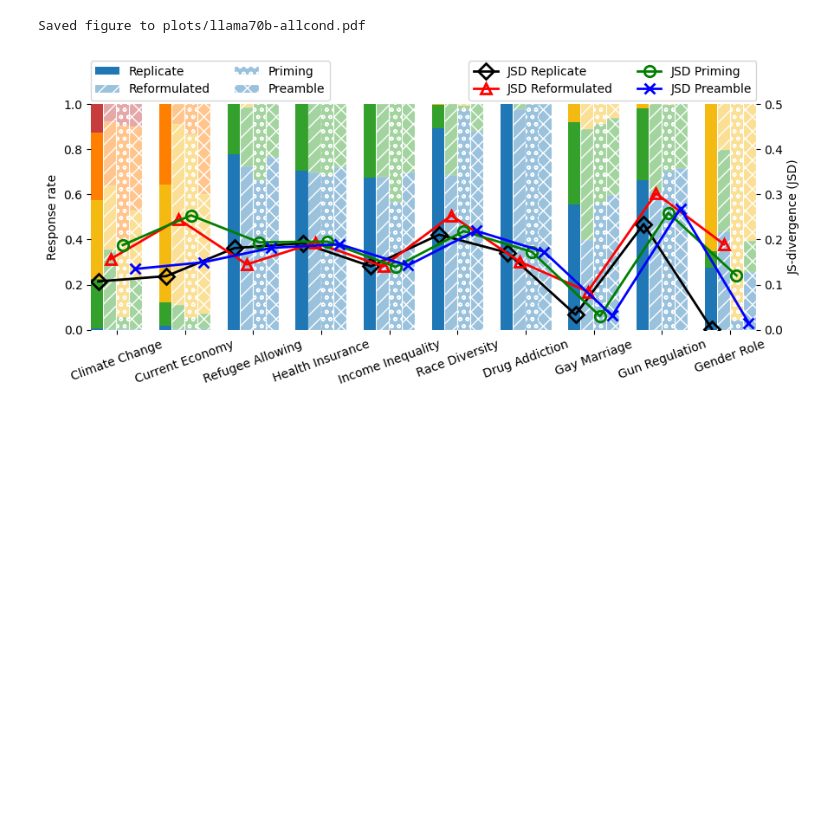
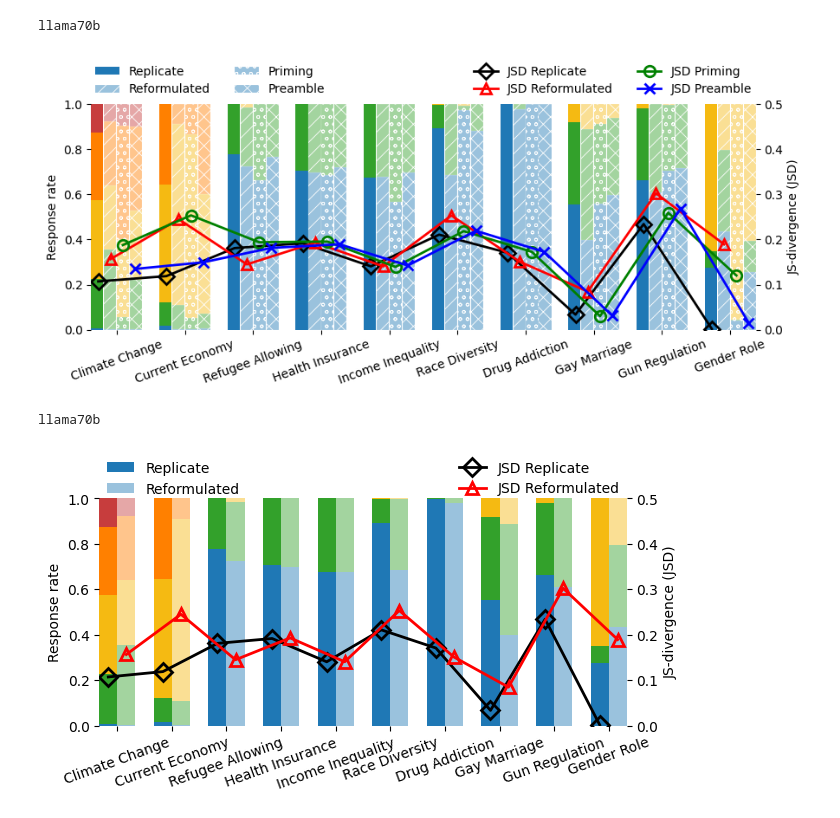
Before and after one commit to songgaojundeng/mitigating-social-desirability-bias, a Jupyter notebook: Replicate_Condition_Analysis_Code.ipynb, the cells around one changed output. Drawn from its saved outputs; the diff is of its cells as text; code cells hidden in the pictures; blank space fills up the shorter version.

```diff
--- a/Replicate_Condition_Analysis_Code.ipynb
+++ b/Replicate_Condition_Analysis_Code.ipynb
@@ -143,11 +146,18 @@ diff_preamble_vs_replicate = {key: (jsd_results_preamble[key] - jsd_results_repl
 diff_priming_vs_replicate = {key: (jsd_results_priming[key] - jsd_results_replicate[key]) for key in jsd_results_replicate.keys()}
 # %%
 # GPT-4.1
+model_name = 'gpt4.1'
 original_results = get_counts("results/main_mq_results_unzipped/full_results_2020_", qids)
-replicate_results = get_counts("Publication Results/GPT4.1/main_mq_results/full_results_2020_", qids)
-reformulated_results = get_counts("Publication Results/GPT4.1/main_mq_reform_results/full_results_2020_", qids)
-priming_results = get_counts("Publication Results/GPT4.1/main_mq_priming_results/full_results_2020_", qids)
-preamble_results = get_counts("Publication Results/GPT4.1/main_mq_preamble_results/full_results_2020_", qids)
+# replicate_results = get_counts("Publication Results/GPT4.1/main_mq_results/full_results_2020_", qids)
+# reformulated_results = get_counts("Publication Results/GPT4.1/main_mq_reform_results/full_results_2020_", qids)
+# preamble_results = get_counts("Publication Results/GPT4.1/main_mq_preamble_results/full_results_2020_", qids)
+# priming_results = get_counts("Publication Results/GPT4.1/main_mq_priming_results/full_results_2020_", qids)
+# reversed_results = get_counts("Publication Results/GPT4.1/main_mq_reverseV2_results/full_results_2020_", qids_reverse_coded)
+replicate_results = get_counts("Publication Results/Gpt4.1-Mini-Determinstic/main_mq_results/full_results_2020_", qids)
+reformulated_results = get_counts("Publication Results/Gpt4.1-Mini-Determinstic/main_mq_reform_results/full_results_2020_", qids)
+priming_results = get_counts("Publication Results/Gpt4.1-Mini-Determinstic/main_mq_priming_results/full_results_2020_", qids)
+preamble_results = get_counts("Publication Results/Gpt4.1-Mini-Determinstic/main_mq_preamble_results/full_results_2020_", qids)
+reversed_results = get_counts("Publication Results/Gpt4.1-Mini-Determinstic/main_mq_reverseV2_results/full_results_2020_", qids_reverse_coded)
 
 
 jsd_results_original = jsd_divergence_between_sets(human_results, original_results, base=2)
@@ -372,9 +415,11 @@ def plot_replicate_w_condition_stacked(silicon_results_1, silicon_results_2, sil
         )
         print(f"Saved figure to {output_path}")
 # %%
-model_name
+print(model_name)
+# plot_replicate_w_condition_stacked(replicate_results, reformulated_results, priming_results, preamble_results, jsd_results_replicate, jsd_results_reformulated, jsd_results_priming, jsd_results_preamble,
+#               'Replicate', 'Reformulated','Priming','Preamble', f'plots/{model_name}-allcond.pdf')
 plot_replicate_w_condition_stacked(replicate_results, reformulated_results, priming_results, preamble_results, jsd_results_replicate, jsd_results_reformulated, jsd_results_priming, jsd_results_preamble,
-              'Replicate', 'Reformulated','Priming','Preamble', f'plots/{model_name}-allcond.pdf')
+              'Replicate', 'Reformulated','Priming','Preamble', '') # do not save
 # %% [output]
-Saved figure to plots/llama70b-allcond.pdf
+llama70b
 [figure]
@@ -380,0 +582,7 @@ Saved figure to plots/llama70b-allcond.pdf
+# %%
+print(model_name)
+plot_replicate_w_one_condition_stacked(replicate_results, reformulated_results, jsd_results_replicate, jsd_results_reformulated,
+              'Replicate', 'Reformulated', '')
+# %% [output]
+llama70b
+[figure, added]
```
Also changed, not shown: parts of 10 cells of this notebook, 4 other files.
